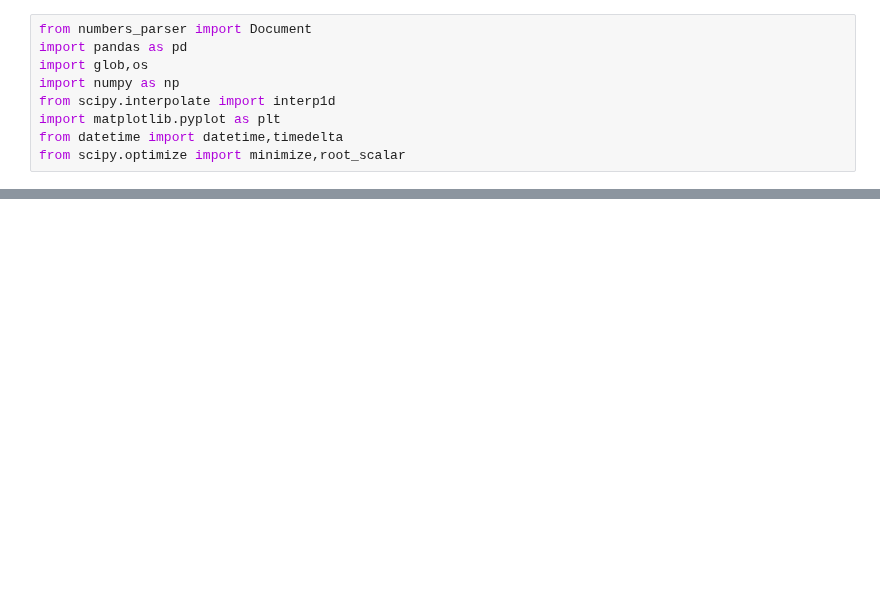
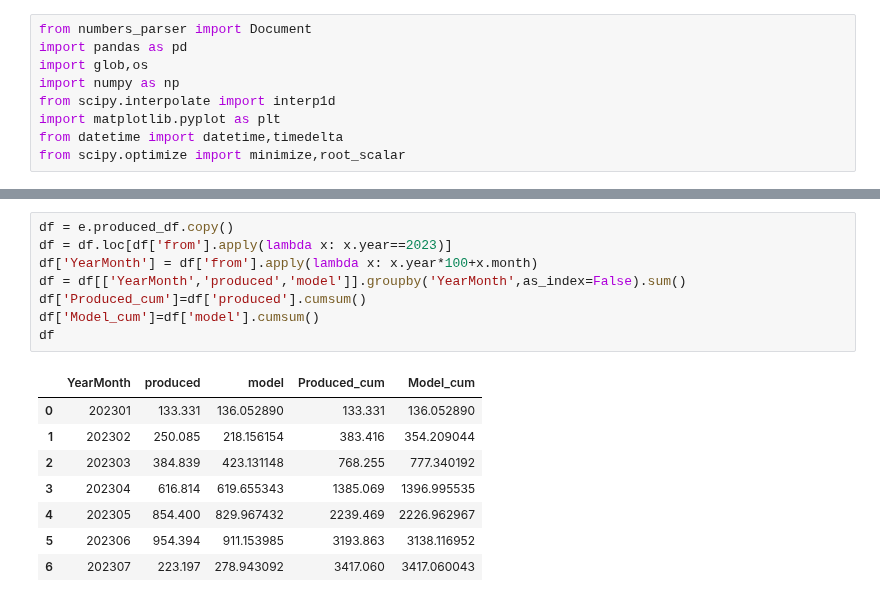
Before and after one commit to tchnvkng/python_notebooks, a Jupyter notebook: stroomv2.ipynb, the cells around one changed output, grey strips where cells are left out. Cells and saved outputs as stored; diff of their text form; blank space fills up the shorter version.

```diff
--- a/stroomv2.ipynb
+++ b/stroomv2.ipynb
@@ -380,3 +386,20 @@ plt.legend()
+# %%
+df = e.produced_df.copy()
+df = df.loc[df['from'].apply(lambda x: x.year==2023)]
+df['YearMonth'] = df['from'].apply(lambda x: x.year*100+x.month)
+df = df[['YearMonth','produced','model']].groupby('YearMonth',as_index=False).sum()
+df['Produced_cum']=df['produced'].cumsum()
+df['Model_cum']=df['model'].cumsum()
+df
+# %% [output]
+|  | YearMonth | produced | model | Produced_cum | Model_cum |
+| 0 | 202301 | 133.331 | 136.052890 | 133.331 | 136.052890 |
+| 1 | 202302 | 250.085 | 218.156154 | 383.416 | 354.209044 |
+| 2 | 202303 | 384.839 | 423.131148 | 768.255 | 777.340192 |
+| 3 | 202304 | 616.814 | 619.655343 | 1385.069 | 1396.995535 |
+| 4 | 202305 | 854.400 | 829.967432 | 2239.469 | 2226.962967 |
+| 5 | 202306 | 954.394 | 911.153985 | 3193.863 | 3138.116952 |
+| 6 | 202307 | 223.197 | 278.943092 | 3417.060 | 3417.060043 |
 # %%
 e.produced_df.loc[e.produced_df['from'].apply(lambda x: x.year==2023),'produced'].sum(),e.cum_production((e.produced_df['to'].max()-datetime(2023,1,1))/timedelta(days=1))
 # %% [output]
```
Also changed, not shown: parts of 11 cells of this notebook, 1 other file.
